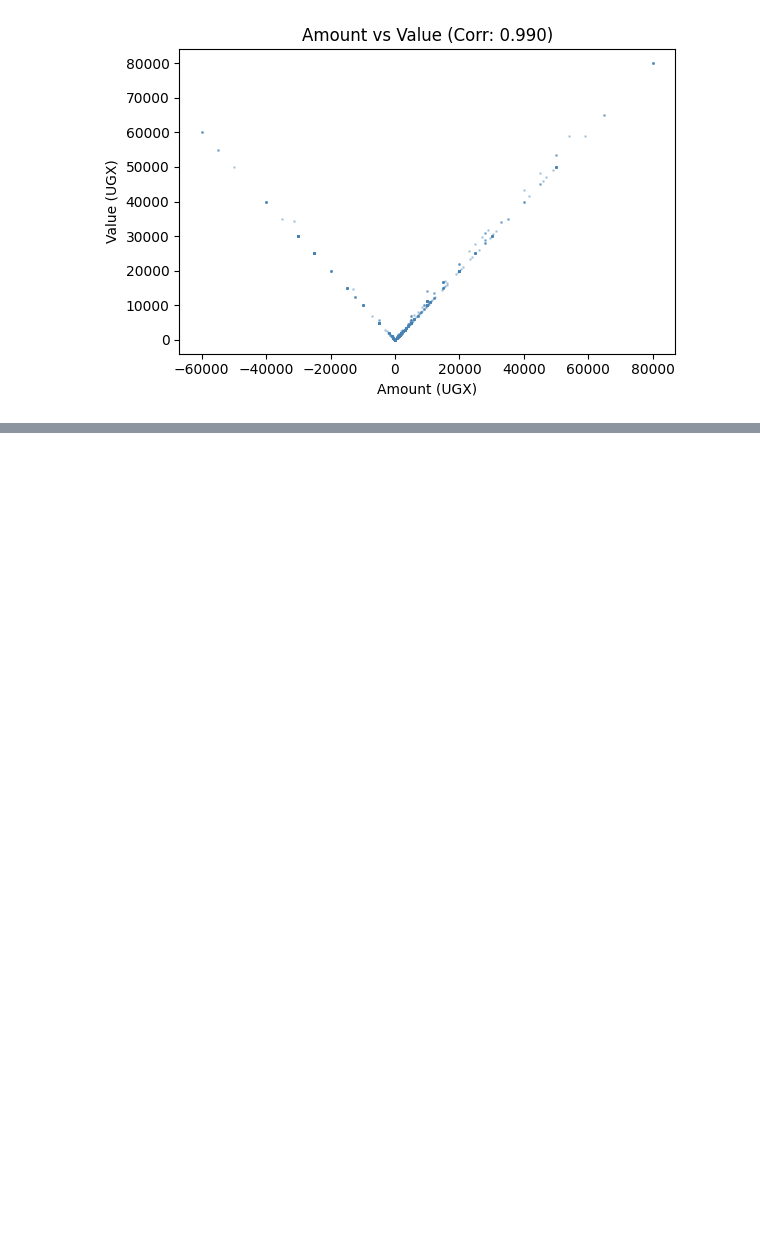
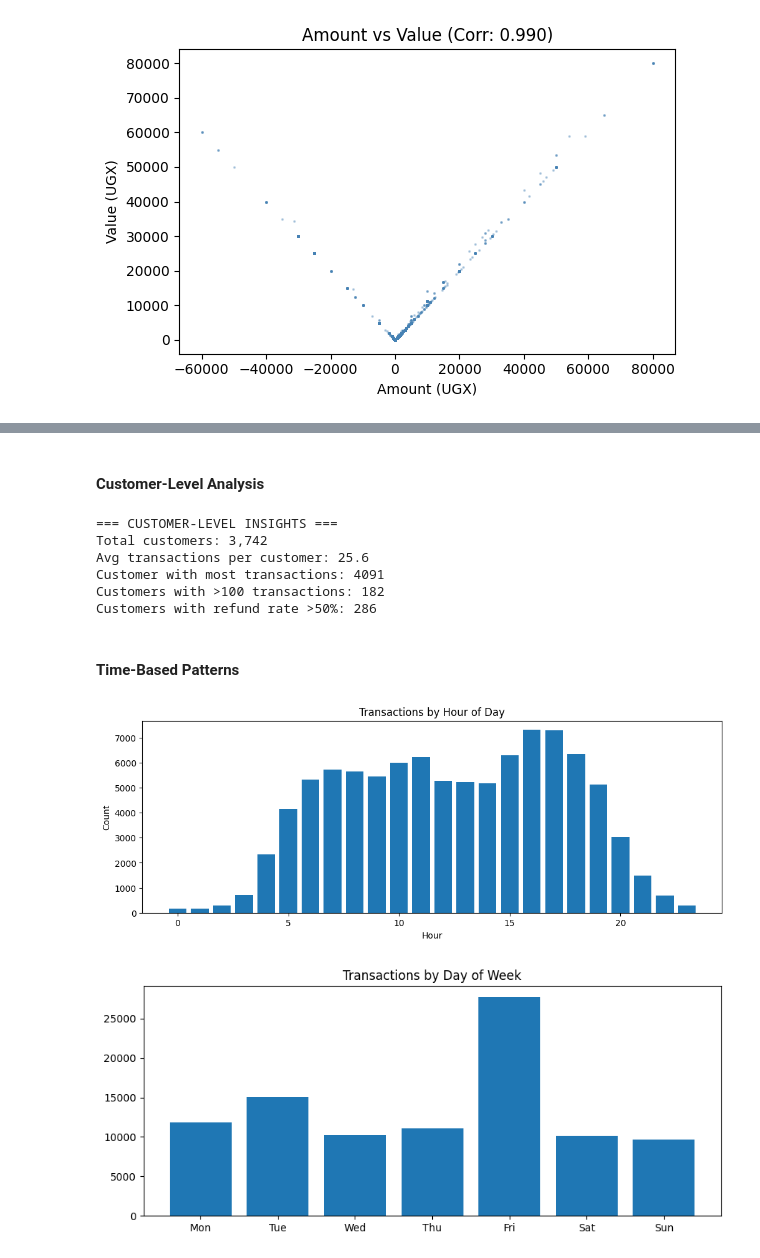
Before and after one commit to meronsisay/credit-risk-model, a Jupyter notebook: notebooks/eda.ipynb, the cells around one changed output, grey strips where cells are left out. Saved outputs shown, nothing was run; the diff lists cells and outputs as text; code cells hidden in the pictures; blank space fills up the shorter version.

Commit message:
feat: updated eda with visualizations on customers

```diff
--- a/notebooks/eda.ipynb
+++ b/notebooks/eda.ipynb
@@ -476,0 +415,60 @@ Correlation coefficient: 0.5574
+# %% [markdown]
+#### Customer-Level Analysis
+# %%
+# Customer transaction summary
+customer_summary = df.groupby('CustomerId').agg(
+    total_transactions=('TransactionId', 'count'),
+    total_spent=('Amount', lambda x: x[x > 0].sum()),
+    total_refunds=('Amount', lambda x: x[x < 0].abs().sum()),
+    avg_transaction=('Amount', 'mean'),
+    unique_products=('ProductId', 'nunique'),
+    unique_categories=('ProductCategory', 'nunique'),
+    refund_rate=('Amount', lambda x: (x < 0).sum() / len(x))
+).reset_index()
+
+print("=== CUSTOMER-LEVEL INSIGHTS ===")
+print(f"Total customers: {len(customer_summary):,}")
+print(f"Avg transactions per customer: {customer_summary['total_transactions'].mean():.1f}")
+print(f"Customer with most transactions: {customer_summary['total_transactions'].max()}")
+print(f"Customers with >100 transactions: {(customer_summary['total_transactions'] > 100).sum()}")
+print(f"Customers with refund rate >50%: {(customer_summary['refund_rate'] > 0.5).sum()}")
+# %% [output]
+=== CUSTOMER-LEVEL INSIGHTS ===
+Total customers: 3,742
+Avg transactions per customer: 25.6
+Customer with most transactions: 4091
+Customers with >100 transactions: 182
+Customers with refund rate >50%: 286
+# %% [markdown]
+#### Time-Based Patterns
+# %%
+# Convert to datetime
+df['TransactionStartTime'] = pd.to_datetime(df['TransactionStartTime'])
+
+# Extract time features
+df['Hour'] = df['TransactionStartTime'].dt.hour
+df['DayOfWeek'] = df['TransactionStartTime'].dt.dayofweek
+df['Month'] = df['TransactionStartTime'].dt.month
+
+# Plot transaction volume by hour
+plt.figure(figsize=(12, 4))
+hourly = df.groupby('Hour').size()
+plt.bar(hourly.index, hourly.values)
+plt.title('Transactions by Hour of Day')
+plt.xlabel('Hour')
+plt.ylabel('Count')
+plt.show()
+
+# Plot by day of week
+plt.figure(figsize=(10, 4))
+daily = df.groupby('DayOfWeek').size()
+days = ['Mon', 'Tue', 'Wed', 'Thu', 'Fri', 'Sat', 'Sun']
+plt.bar(days, daily.values)
+plt.title('Transactions by Day of Week')
+plt.show()
+
+print(f"Date range: {df['TransactionStartTime'].min()} to {df['TransactionStartTime'].max()}")
+print(f"Total days: {(df['TransactionStartTime'].max() - df['TransactionStartTime'].min()).days}")
+# %% [output]
+[figure, added]
+[figure, added]
```
Also changed, not shown: parts of 11 cells of this notebook.
